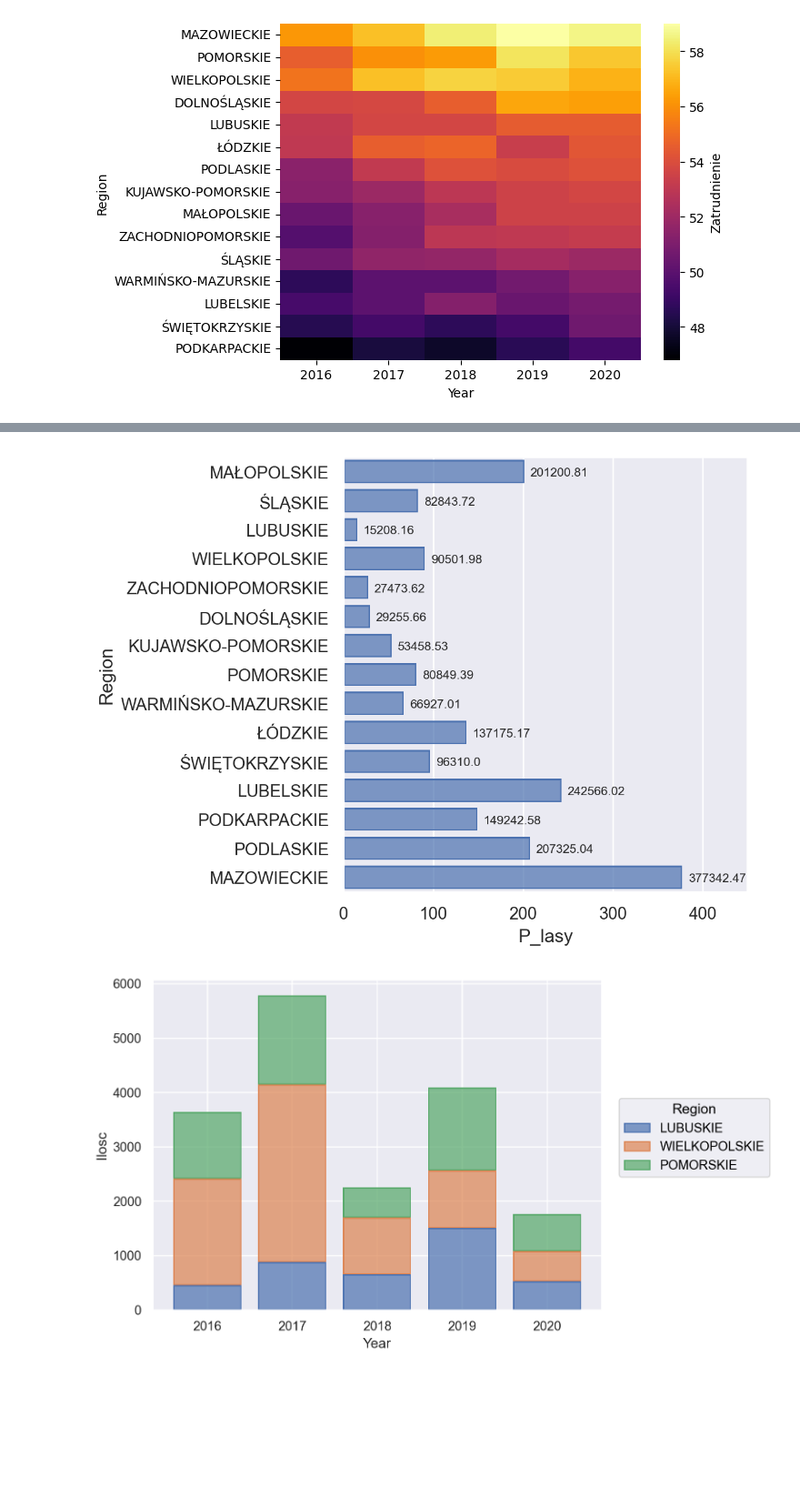
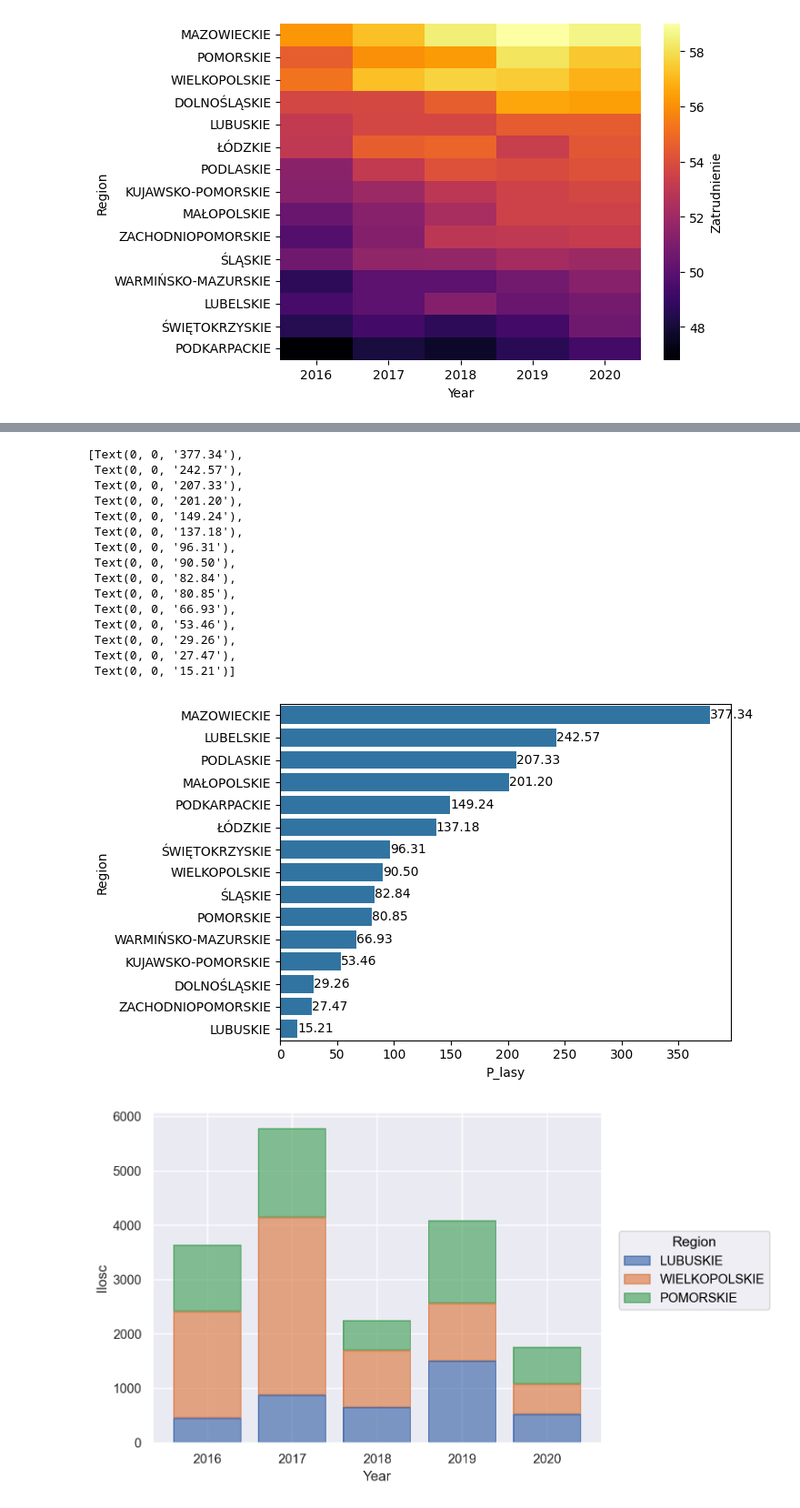
Before and after one commit to AleksandraJuchniewicz/Analiza-danych, a Jupyter notebook: Wykresy.ipynb, the cells around one changed output, grey strips where cells are left out. Shown at 91% size. Drawn from its saved outputs; the diff is of its cells as text; code cells hidden in the pictures; blank space fills up the shorter version.

```diff
--- a/Wykresy.ipynb
+++ b/Wykresy.ipynb
@@ -822,11 +815,25 @@ cbar.set_label('P_lasy', rotation=90)
 # %%
 cleared_data = df_all[~df_all["Region"].isin(["OPOLSKIE"])]
-import seaborn.objects as so
-p=so.Plot(cleared_data[cleared_data['Year'] == 2020], x=cleared_data["P_lasy"]/1000, y="Region", text="P_lasy").add(so.Bar()).add(so.Text(fontsize=8,halign="left"))
-p.label(x="Powierzchnia lasów (tys. ha) w 2020 roku", y="Województwa", title="Powierzchnia lasów w 2020 roku w podziale na województwa")
-p.limit(x=(None, 450))
+order = cleared_data.pivot(index="Region", columns="Year", values="P_lasy").sort_values(by=2020,ascending=False)
+ax = sns.barplot(cleared_data[cleared_data['Year'] == 2020], x=cleared_data["P_lasy"]/1000, y="Region", order=order.index)
+ax.bar_label(ax.containers[0], fontsize=10, fmt="%.2f")
 # %% [output]
+[Text(0, 0, '377.34'),
+ Text(0, 0, '242.57'),
+ Text(0, 0, '207.33'),
+ Text(0, 0, '201.20'),
+ Text(0, 0, '149.24'),
+ Text(0, 0, '137.18'),
+ Text(0, 0, '96.31'),
+ Text(0, 0, '90.50'),
+ Text(0, 0, '82.84'),
+ Text(0, 0, '80.85'),
+ Text(0, 0, '66.93'),
+ Text(0, 0, '53.46'),
+ Text(0, 0, '29.26'),
+ Text(0, 0, '27.47'),
+ Text(0, 0, '15.21')]
-[figure, old version]
+[figure, new version]
 # %%
 df_test = df_all[df_all["Region"].isin(["LUBUSKIE","POMORSKIE","WIELKOPOLSKIE"])]
 import seaborn.objects as so
```
Also changed, not shown: parts of 4 cells of this notebook, 1 other file.
